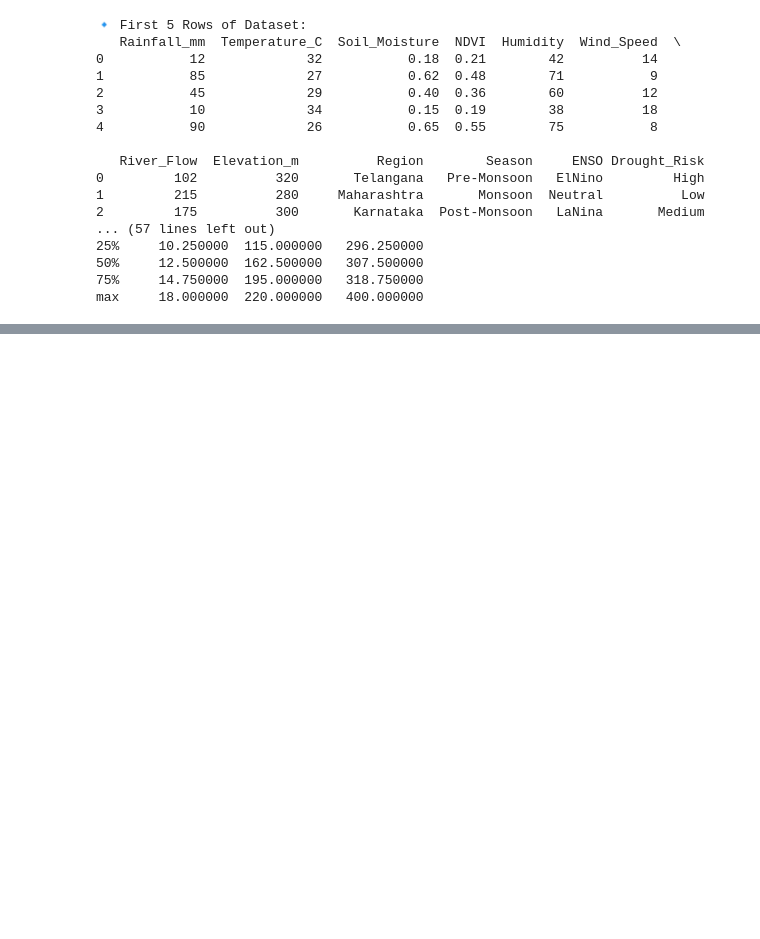
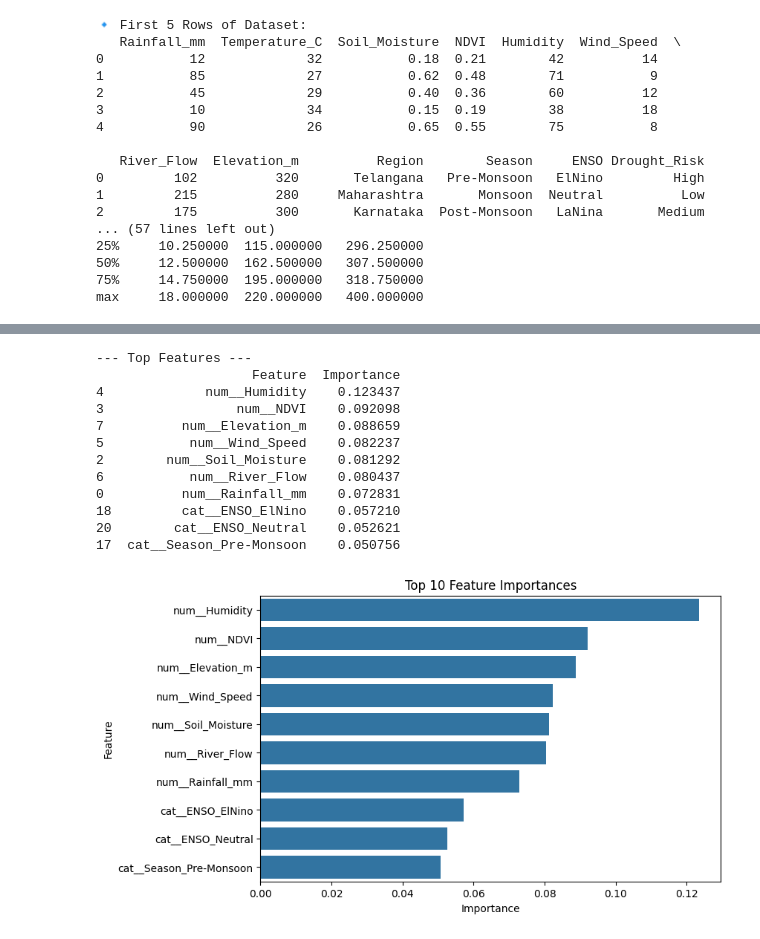
Before and after one commit to Vemula-kavya/Drought--project, a Jupyter notebook: drought.ipynb, the cells around one changed output, grey strips where cells are left out. Cells and saved outputs as stored; diff of their text form; code cells hidden in the pictures; blank space fills up the shorter version.

```diff
--- a/drought.ipynb
+++ b/drought.ipynb
@@ -93,0 +155,61 @@ max     18.000000  220.000000   400.000000
+# %%
+
+
+# Step 4: Feature Selection
+
+# Define numerical & categorical columns
+num_cols = ["Rainfall_mm", "Temperature_C", "Soil_Moisture", "NDVI",
+            "Humidity", "Wind_Speed", "River_Flow", "Elevation_m"]
+cat_cols = ["Region", "Season", "ENSO"]
+
+# Preprocessing: scale numeric + encode categorical
+preprocess = ColumnTransformer(
+    transformers=[
+        ("num", StandardScaler(), num_cols),
+        ("cat", OneHotEncoder(handle_unknown="ignore"), cat_cols)
+    ]
+)
+
+# Pipeline: preprocessing + RandomForest
+rf = RandomForestClassifier(n_estimators=200, random_state=42)
+pipe = Pipeline(steps=[("prep", preprocess), ("model", rf)])
+
+# Train/test split
+X_train, X_test, y_train, y_test = train_test_split(
+    X, y, test_size=0.3, random_state=42
+)
+
+# Fit pipeline
+pipe.fit(X_train, y_train)
+
+# Get feature names after transformation
+feature_names = pipe.named_steps["prep"].get_feature_names_out()
+importances = pipe.named_steps["model"].feature_importances_
+
+feat_imp = pd.DataFrame({
+    "Feature": feature_names,
+    "Importance": importances
+}).sort_values(by="Importance", ascending=False)
+
+print("\n--- Top Features ---")
+print(feat_imp.head(10))
+
+# Plot top features
+plt.figure(figsize=(8,5))
+sns.barplot(x="Importance", y="Feature", data=feat_imp.head(10))
+plt.title("Top 10 Feature Importances")
+plt.show()
+# %% [output]
+--- Top Features ---
+                    Feature  Importance
+4             num__Humidity    0.123437
+3                 num__NDVI    0.092098
+7          num__Elevation_m    0.088659
+5           num__Wind_Speed    0.082237
+2        num__Soil_Moisture    0.081292
+6           num__River_Flow    0.080437
+0          num__Rainfall_mm    0.072831
+18         cat__ENSO_ElNino    0.057210
+20        cat__ENSO_Neutral    0.052621
+17  cat__Season_Pre-Monsoon    0.050756
+[figure, added]
```
Also changed, not shown: parts of 6 cells of this notebook.
